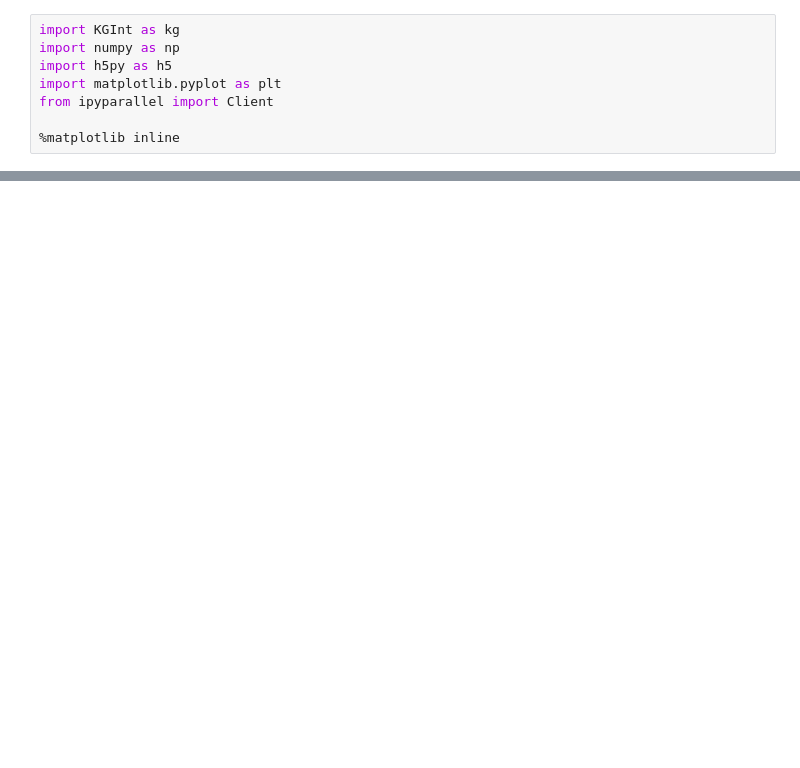
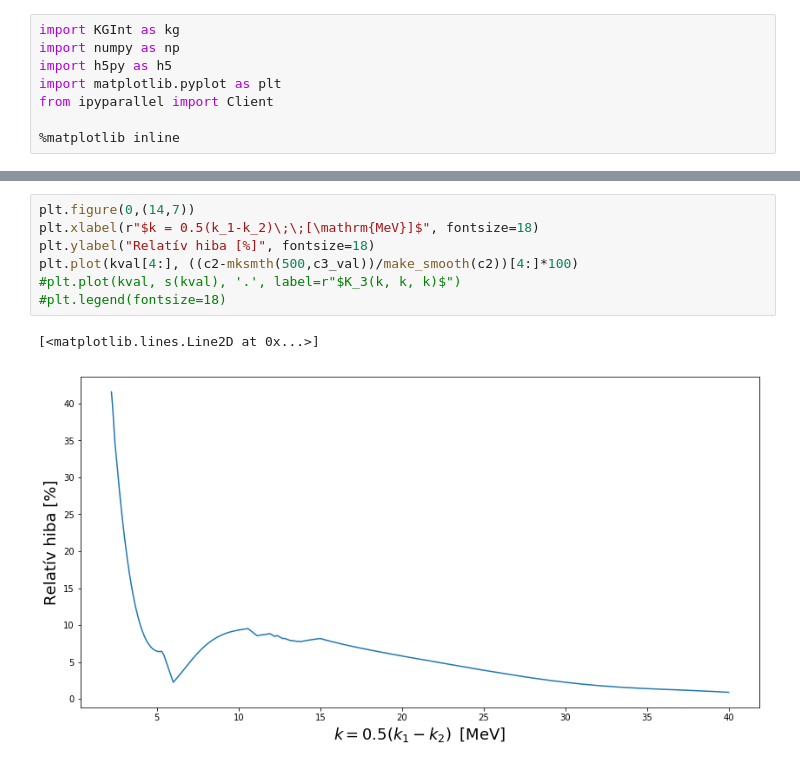
Before and after one commit to qati/HBTCoulombCorrection, a Jupyter notebook: K3.ipynb, the cells around one changed output, grey strips where cells are left out. Drawn from its saved outputs; the diff is of its cells as text; blank space fills up the shorter version.

```diff
--- a/K3.ipynb
+++ b/K3.ipynb
@@ -33,0 +179,10 @@ t**3
+# %%
+plt.figure(0,(14,7))
+plt.xlabel(r"$k = 0.5(k_1-k_2)\;\;[\mathrm{MeV}]$", fontsize=18)
+plt.ylabel("Relatív hiba [%]", fontsize=18)
+plt.plot(kval[4:], ((c2-mksmth(500,c3_val))/make_smooth(c2))[4:]*100)
+#plt.plot(kval, s(kval), '.', label=r"$K_3(k, k, k)$")
+#plt.legend(fontsize=18)
+# %% [output]
+[<matplotlib.lines.Line2D at 0x...>]
+[figure, added]
```
Also changed, not shown: parts of 27 cells of this notebook, 5 other files.
